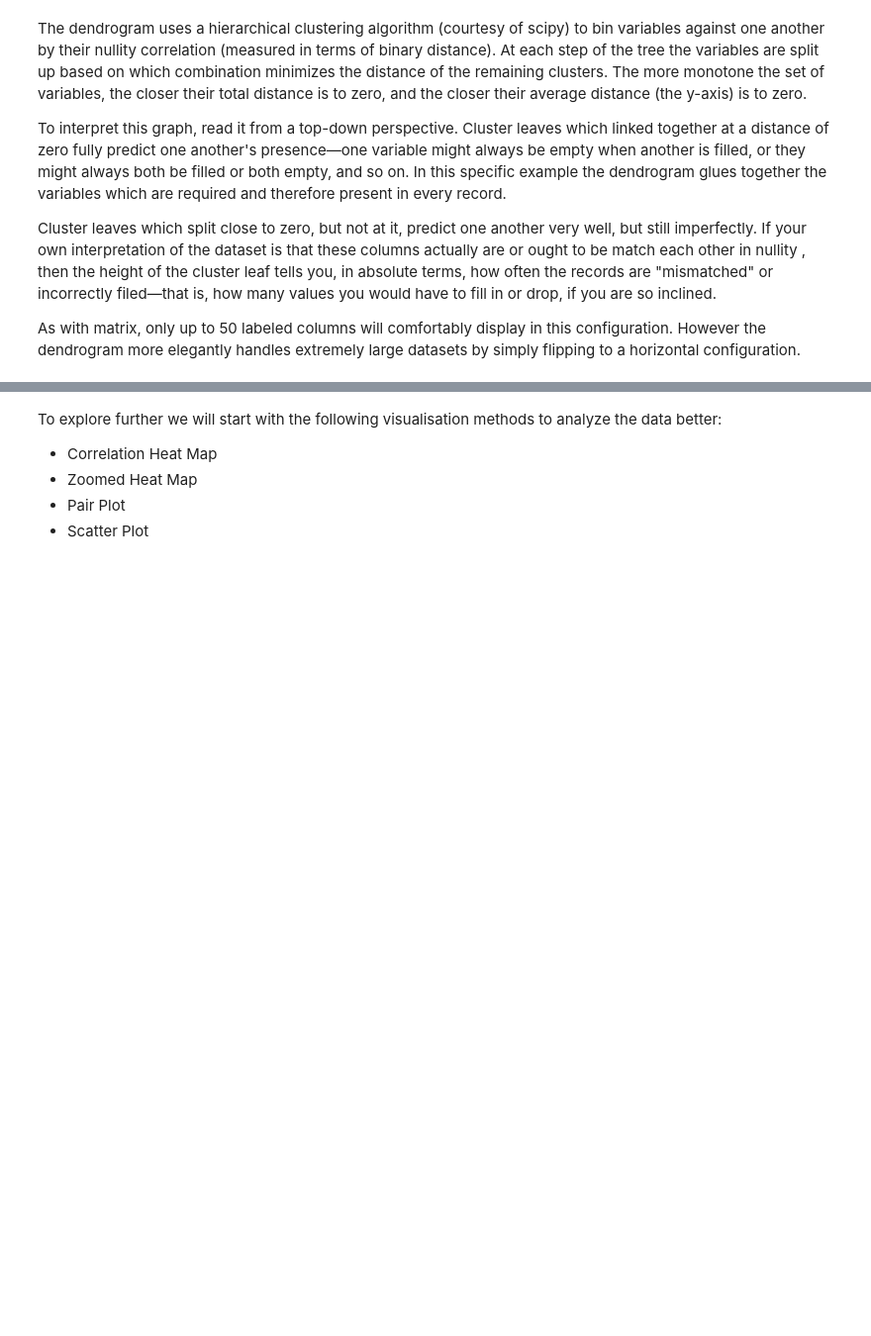
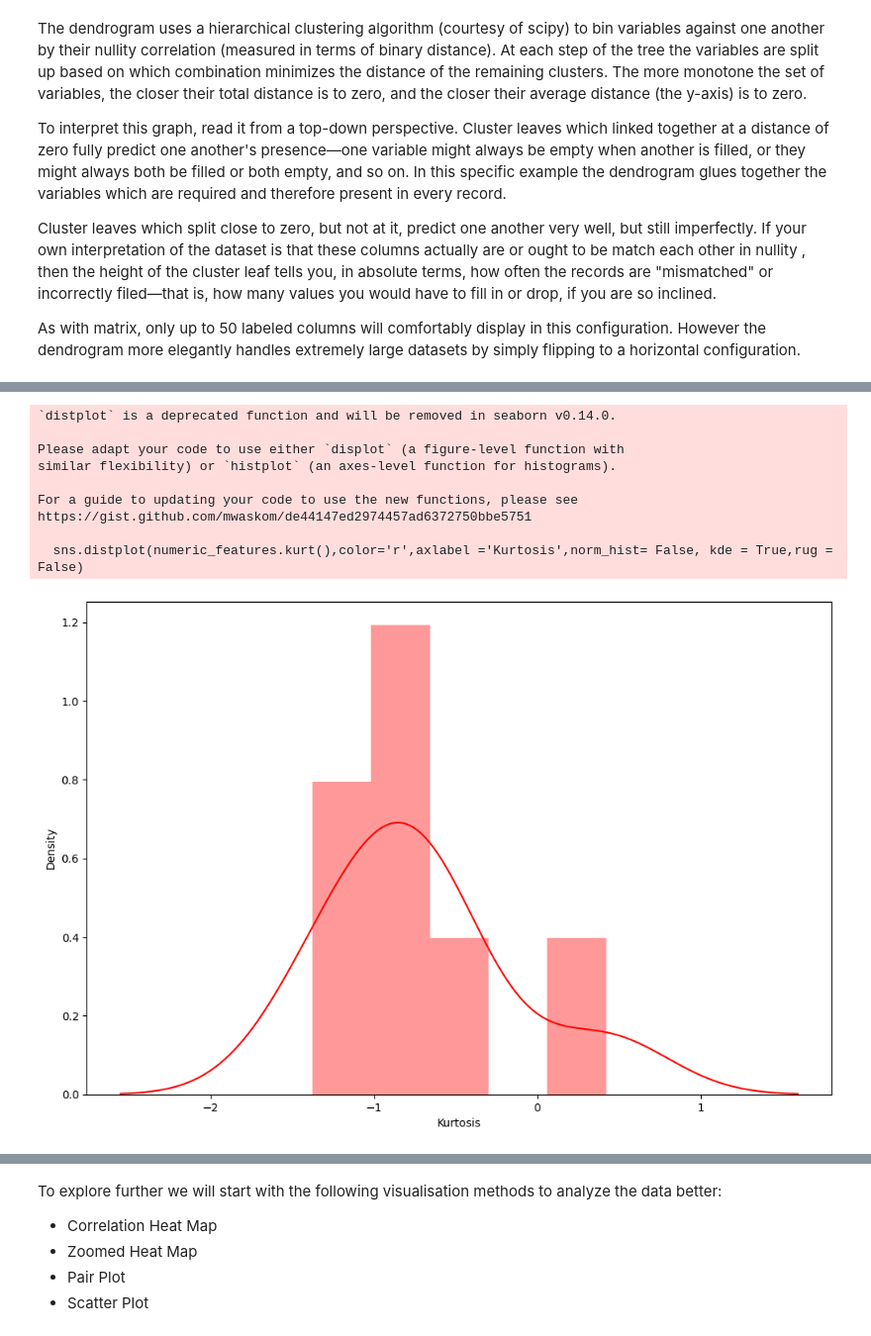
Before and after one commit to mariaingold/EDA_AutoMPG, a Jupyter notebook: 2_AutoMPG_EDA.ipynb, the cells around one changed output, grey strips where cells are left out. Shown at 99% size. Cells and saved outputs as stored; diff of their text form; code cells hidden in the pictures; blank space fills up the shorter version.

```diff
--- a/2_AutoMPG_EDA.ipynb
+++ b/2_AutoMPG_EDA.ipynb
@@ -183,6 +263,17 @@ sns.distplot(train.skew(),color='blue',axlabel ='Skewness')
 # %%
 plt.figure(figsize = (12,8))
-sns.distplot(train.kurt(),color='r',axlabel ='Kurtosis',norm_hist= False, kde = True,rug = False)
+sns.distplot(numeric_features.kurt(),color='r',axlabel ='Kurtosis',norm_hist= False, kde = True,rug = False)
 #plt.hist(train.kurt(),orientation = 'vertical',histtype = 'bar',label ='Kurtosis', color ='blue')
 plt.show()
+# %% [output]
+`distplot` is a deprecated function and will be removed in seaborn v0.14.0.
+
+Please adapt your code to use either `displot` (a figure-level function with
+similar flexibility) or `histplot` (an axes-level function for histograms).
+
+For a guide to updating your code to use the new functions, please see
+https://gist.github.com/mwaskom/de44147ed2974457ad6372750bbe5751
+
+  sns.distplot(numeric_features.kurt(),color='r',axlabel ='Kurtosis',norm_hist= False, kde = True,rug = False)
+[figure, added]
 # %%
```
Also changed, not shown: parts of 44 cells of this notebook.
